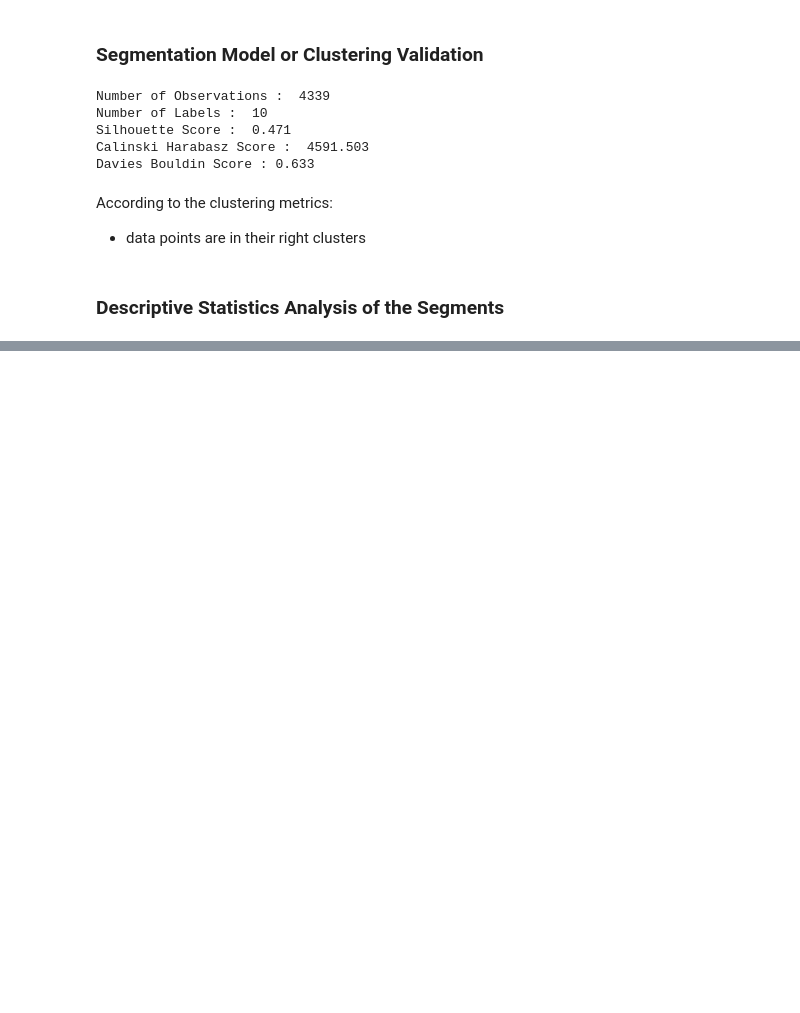
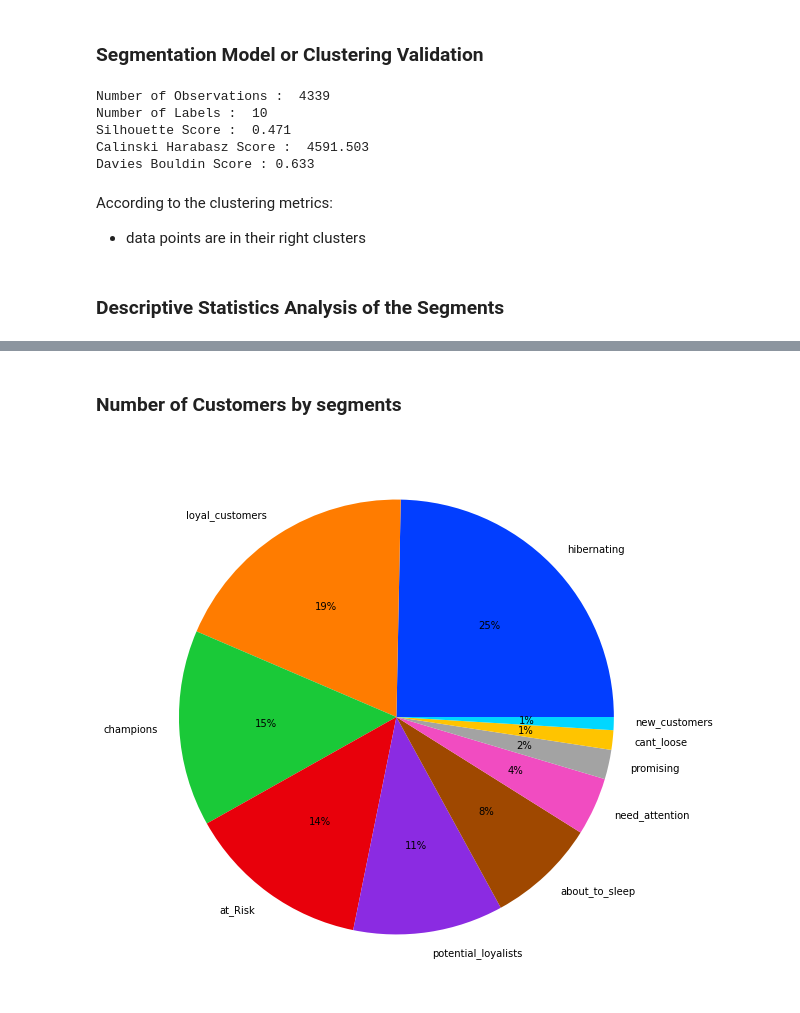
Before and after one commit to Ashar88/CRMAnalytics, a Jupyter notebook: CRM_Analytics.ipynb, the cells around one changed output, grey strips where cells are left out. Drawn from its saved outputs; the diff is of its cells as text; code cells hidden in the pictures; blank space fills up the shorter version.

Commit message:
number of customers by segments

```diff
--- a/CRM_Analytics.ipynb
+++ b/CRM_Analytics.ipynb
@@ -348,3 +348,12 @@ rfm[["Recency","Frequency","Monetary","segment"]].groupby("segment").agg({'mean'
 | new_customers | 1 | 7.428571 | 3.902112 | 13 | 1 | 1.000000 | 0.000000 | 1 | 74.25 | 264.912381 | 148.974004 | ... |
 | potential_loyalists | 1 | 17.398760 | 9.338808 | 33 | 1 | 2.010331 | 0.651401 | 3 | 7.83 | 593.880393 | 531.628901 | ... |
 | promising | 15 | 23.421053 | 5.238115 | 33 | 1 | 1.000000 | 0.000000 | 1 | 30.00 | 248.873830 | 198.011593 | ... |
+# %% [markdown]
+### Number of Customers by segments
+# %%
+plt.figure(figsize=(10,10))
+plt.pie(rfm["segment"].value_counts(), labels=rfm["segment"].value_counts().index,
+            autopct="%.0f%%", colors= sns.color_palette("bright"))
+plt.show()
+# %% [output]
+[figure, added]
```
